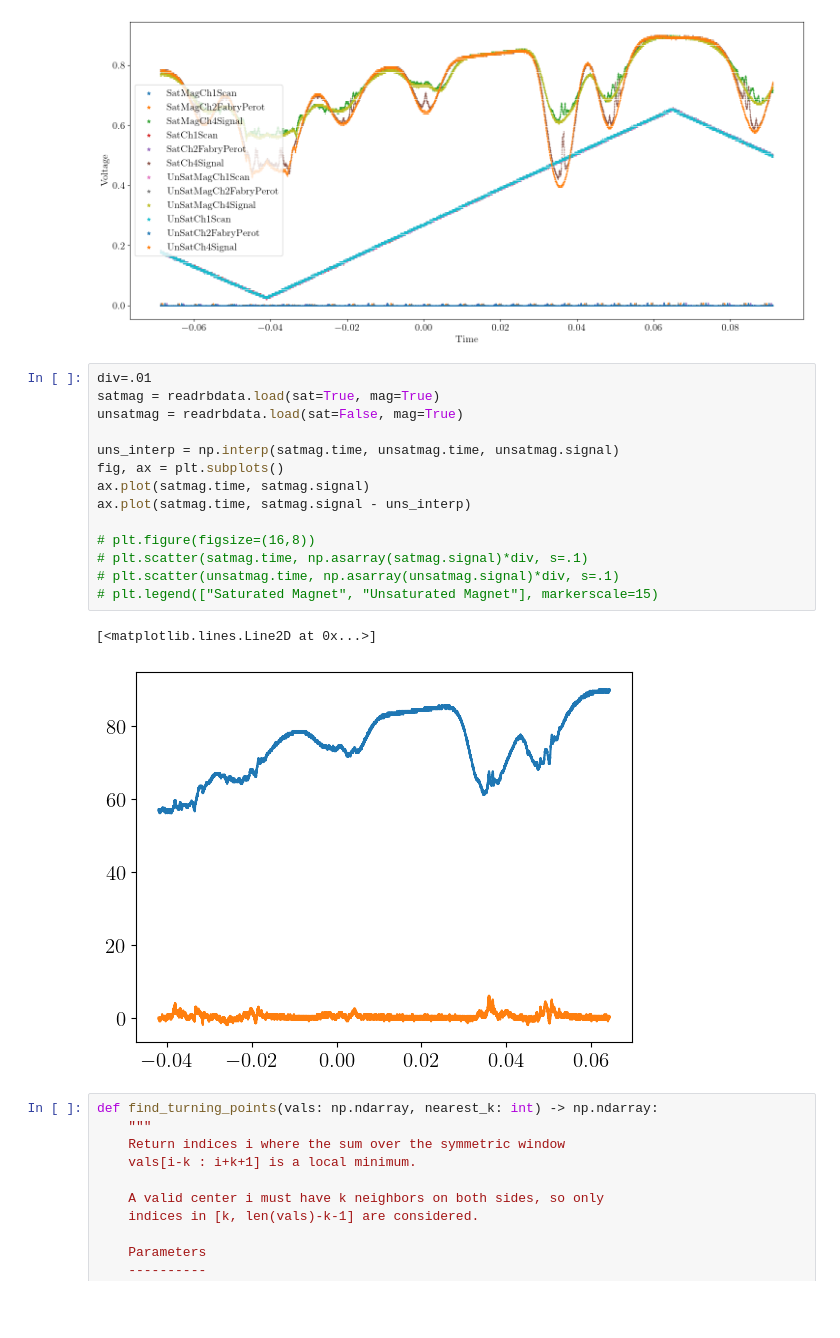
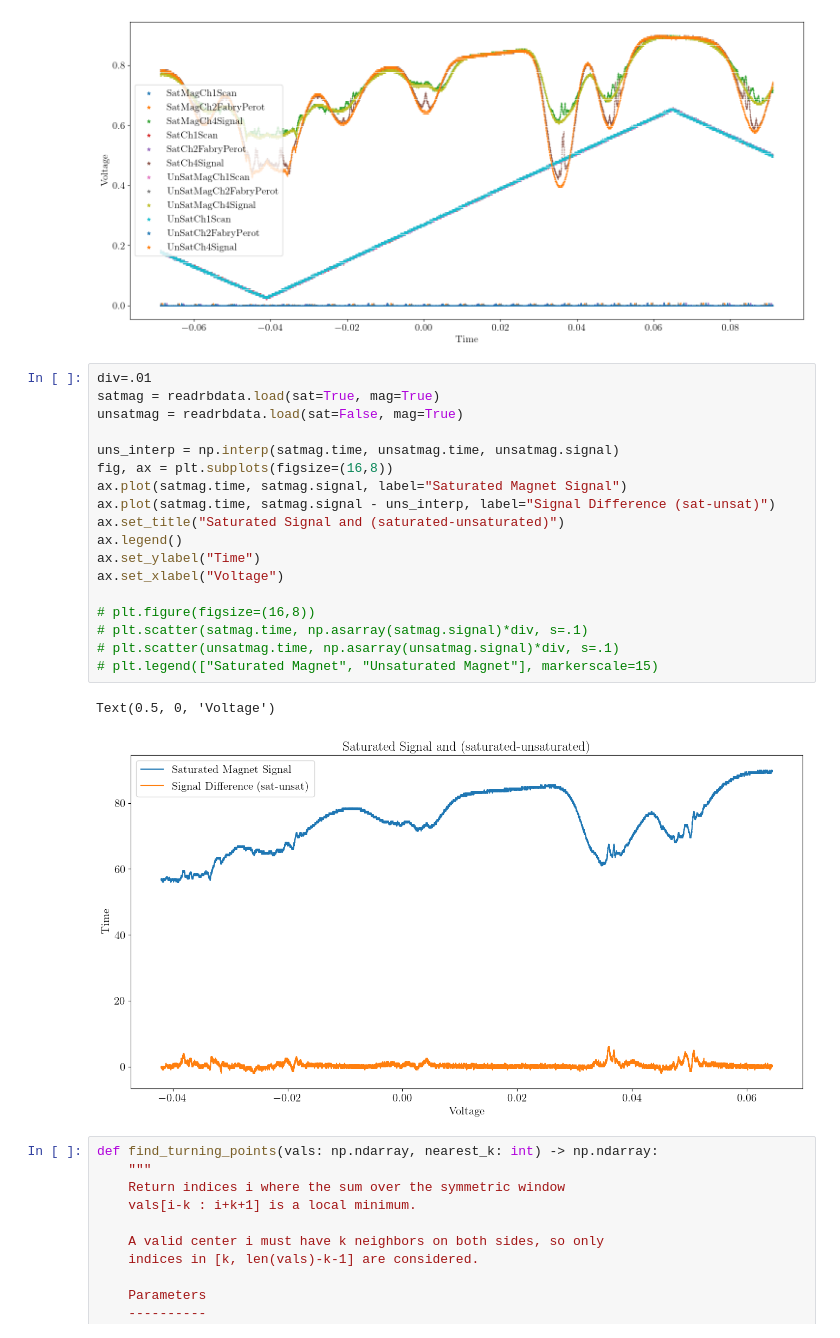
Before and after one commit to andres-luengo/alden-andres-max-most-dangerous-4450-trio, a Jupyter notebook: rb-spectroscopy/doppler_broadening.ipynb, the cells around one changed output. Saved outputs shown, nothing was run; the diff lists cells and outputs as text; blank space fills up the shorter version.

Commit message:
change plotting differences of saturated vs. unsaturated

```diff
--- a/rb-spectroscopy/doppler_broadening.ipynb
+++ b/rb-spectroscopy/doppler_broadening.ipynb
@@ -72,20 +72,24 @@ plt.legend(names, markerscale=15)
 # %%
 div=.01
 satmag = readrbdata.load(sat=True, mag=True)
 unsatmag = readrbdata.load(sat=False, mag=True)
 
 uns_interp = np.interp(satmag.time, unsatmag.time, unsatmag.signal)
-fig, ax = plt.subplots()
-ax.plot(satmag.time, satmag.signal)
-ax.plot(satmag.time, satmag.signal - uns_interp)
+fig, ax = plt.subplots(figsize=(16,8))
+ax.plot(satmag.time, satmag.signal, label="Saturated Magnet Signal")
+ax.plot(satmag.time, satmag.signal - uns_interp, label="Signal Difference (sat-unsat)")
+ax.set_title("Saturated Signal and (saturated-unsaturated)")
+ax.legend()
+ax.set_ylabel("Time")
+ax.set_xlabel("Voltage")
 
 # plt.figure(figsize=(16,8))
 # plt.scatter(satmag.time, np.asarray(satmag.signal)*div, s=.1)
 # plt.scatter(unsatmag.time, np.asarray(unsatmag.signal)*div, s=.1)
 # plt.legend(["Saturated Magnet", "Unsaturated Magnet"], markerscale=15)
 # %% [output]
-[<matplotlib.lines.Line2D at 0x...>]
+Text(0.5, 0, 'Voltage')
-[figure, old version]
+[figure, new version]
 # %%
 def find_turning_points(vals: np.ndarray, nearest_k: int) -> np.ndarray:
     """
```
